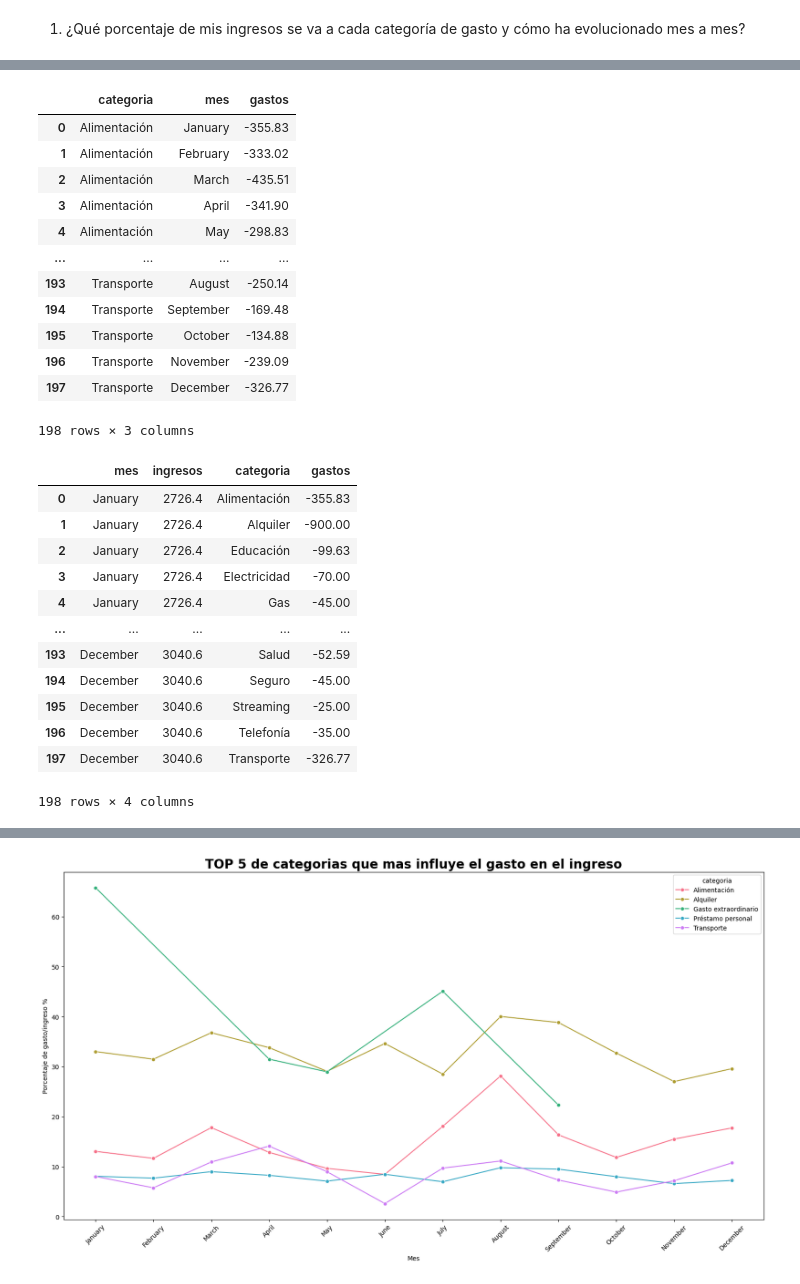
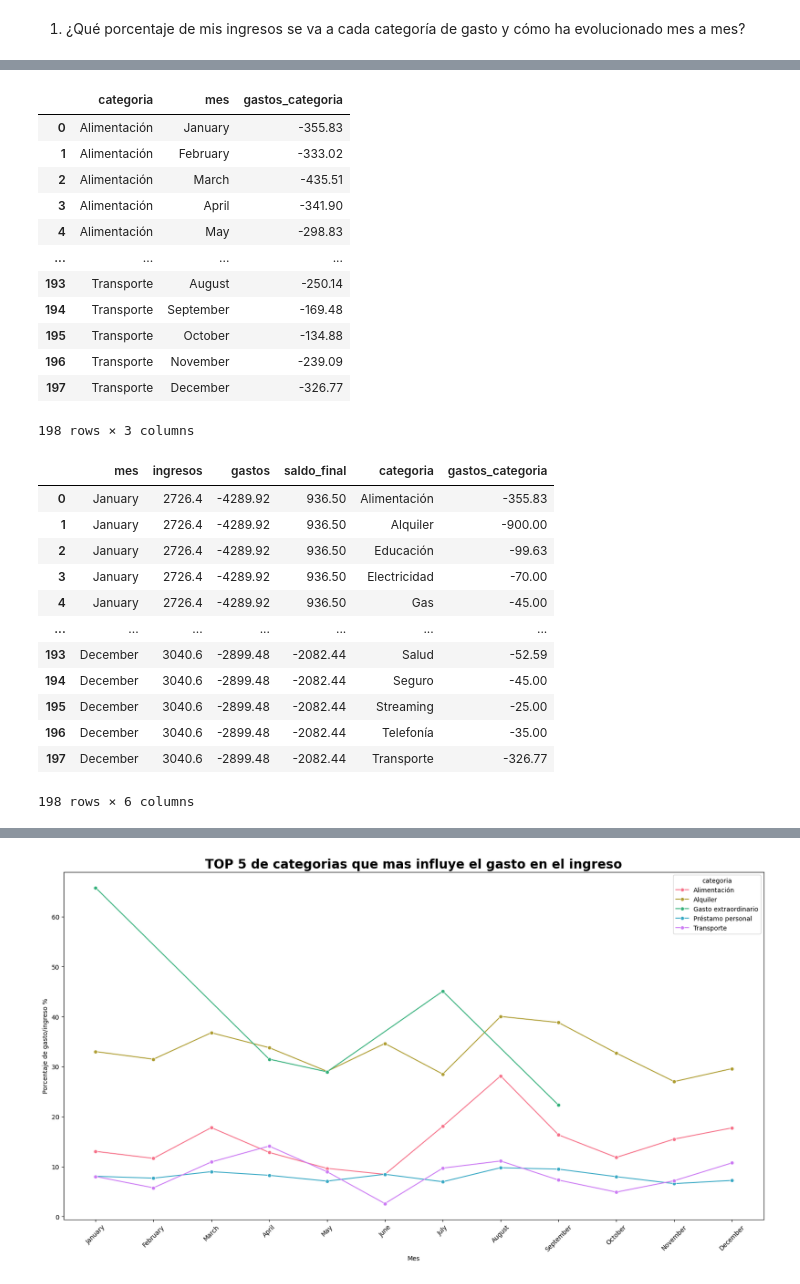
Before and after one commit to maxicoceres-data/Analisis_Exploratorio_de_Movimientos-Bancarios-y-Reportes, a Jupyter notebook: notebooks/analisis.ipynb, the cells around one changed output, grey strips where cells are left out. Cells and saved outputs as stored; diff of their text form; code cells hidden in the pictures.

```diff
--- a/notebooks/analisis.ipynb
+++ b/notebooks/analisis.ipynb
@@ -179,7 +179,7 @@ df["saldo_post_movimiento"] = df["saldo_post_movimiento"].round(2)
 df["alerta"] = df["saldo_post_movimiento"].apply(lambda x: "Saldo negativo" if x < 0 else None)
 # %%
 from src.funciones import tipo_gasto
-df["tipo_gasto"] = df["categoria"].apply(tipo_gasto)
+df["tipo_movimiento_general"] = df["categoria"].apply(tipo_gasto)
 df
 # %% [output]
 |  | fecha | tipo_movimiento | categoria | importe_eur | saldo_post_movimiento | descripcion | canal | mes | ... |
@@ -608,11 +577,11 @@ Name: importe_eur, dtype: float64
 # %%
 #Corroboro la cantidad en dinero de gastos por categoria. Modificamos el nombre de la columna importe_eur en gastos para mejor definición
 
-gastos_cat_por_mes = df[df["importe_eur"]<0].groupby(["categoria","mes"])["importe_eur"].sum().reset_index().rename(columns={"importe_eur":"gastos"})
+gastos_cat_por_mes = df[df["importe_eur"]<0].groupby(["categoria","mes"])["importe_eur"].sum().reset_index().rename(columns={"importe_eur":"gastos_categoria"})
 gastos_cat_por_mes = pd.DataFrame(gastos_cat_por_mes)
 gastos_cat_por_mes
 # %% [output]
-|  | categoria | mes | gastos |
+|  | categoria | mes | gastos_categoria |
 | 0 | Alimentación | January | -355.83 |
 | 1 | Alimentación | February | -333.02 |
 | 2 | Alimentación | March | -435.51 |
@@ -627,23 +596,23 @@ gastos_cat_por_mes
 198 rows × 3 columns
 # %%
 #Uno los 2 dataframe para tener una mejor visualización de los datos
-ingr_gas_por_mes = pd.merge(ingresos, gastos_cat_por_mes, how="inner", on="mes")
+ingr_gas_por_mes = pd.merge(df_mes_ingreso_y_gasto, gastos_cat_por_mes, how="inner", on="mes")
 
 ingr_gas_por_mes
 # %% [output]
-|  | mes | ingresos | categoria | gastos |
-| 0 | January | 2726.4 | Alimentación | -355.83 |
-| 1 | January | 2726.4 | Alquiler | -900.00 |
-| 2 | January | 2726.4 | Educación | -99.63 |
-| 3 | January | 2726.4 | Electricidad | -70.00 |
-| 4 | January | 2726.4 | Gas | -45.00 |
-| ... | ... | ... | ... | ... |
-| 193 | December | 3040.6 | Salud | -52.59 |
-| 194 | December | 3040.6 | Seguro | -45.00 |
-| 195 | December | 3040.6 | Streaming | -25.00 |
-| 196 | December | 3040.6 | Telefonía | -35.00 |
-| 197 | December | 3040.6 | Transporte | -326.77 |
+|  | mes | ingresos | gastos | saldo_final | categoria | gastos_categoria |
+| 0 | January | 2726.4 | -4289.92 | 936.50 | Alimentación | -355.83 |
+| 1 | January | 2726.4 | -4289.92 | 936.50 | Alquiler | -900.00 |
+| 2 | January | 2726.4 | -4289.92 | 936.50 | Educación | -99.63 |
+| 3 | January | 2726.4 | -4289.92 | 936.50 | Electricidad | -70.00 |
+| 4 | January | 2726.4 | -4289.92 | 936.50 | Gas | -45.00 |
+| ... | ... | ... | ... | ... | ... | ... |
+| 193 | December | 3040.6 | -2899.48 | -2082.44 | Salud | -52.59 |
+| 194 | December | 3040.6 | -2899.48 | -2082.44 | Seguro | -45.00 |
+| 195 | December | 3040.6 | -2899.48 | -2082.44 | Streaming | -25.00 |
+| 196 | December | 3040.6 | -2899.48 | -2082.44 | Telefonía | -35.00 |
+| 197 | December | 3040.6 | -2899.48 | -2082.44 | Transporte | -326.77 |
-198 rows × 4 columns
+198 rows × 6 columns
 # %%
 #Se crea una columna con el nombre de porcentaje. Muestra el porcentaje que representa por mes, los gastos de la categoria sobre sus ingresos.
 if ingr_gas_por_mes["ingresos"].any() != 0:
```
Also changed, not shown: parts of 42 cells of this notebook, 2 other files.
